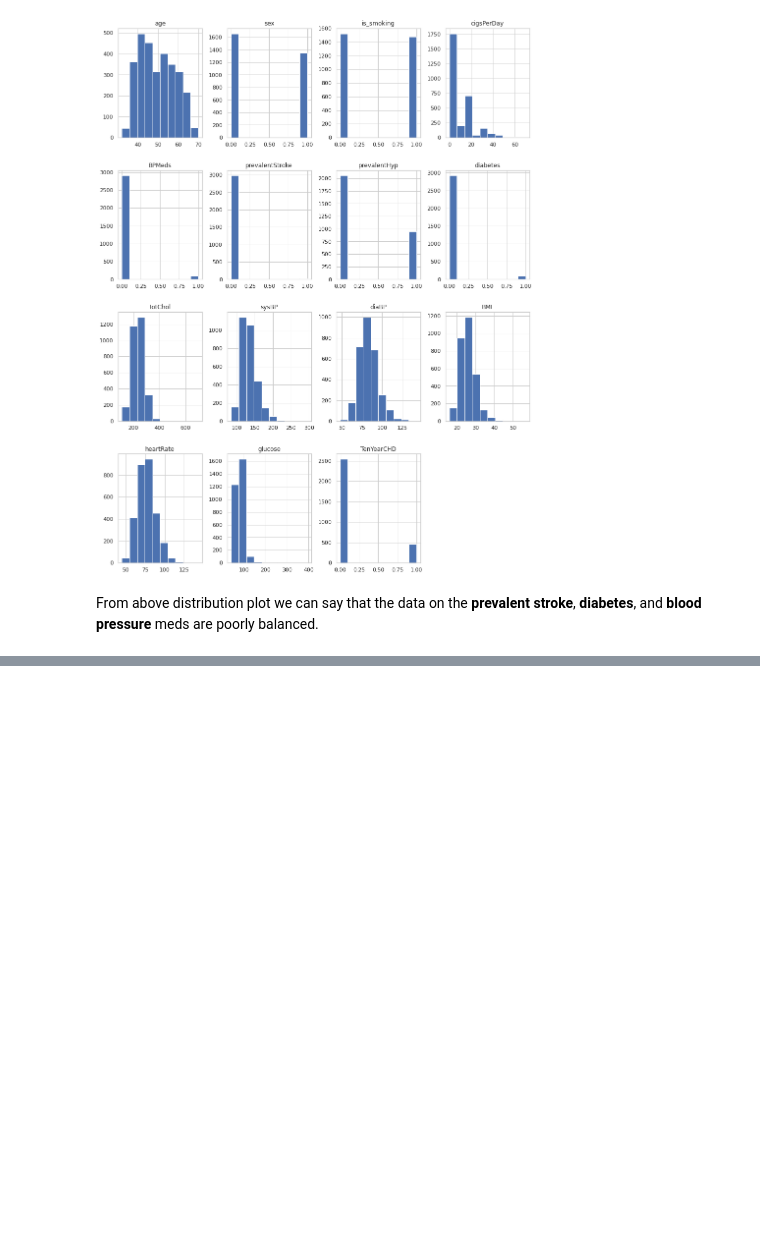
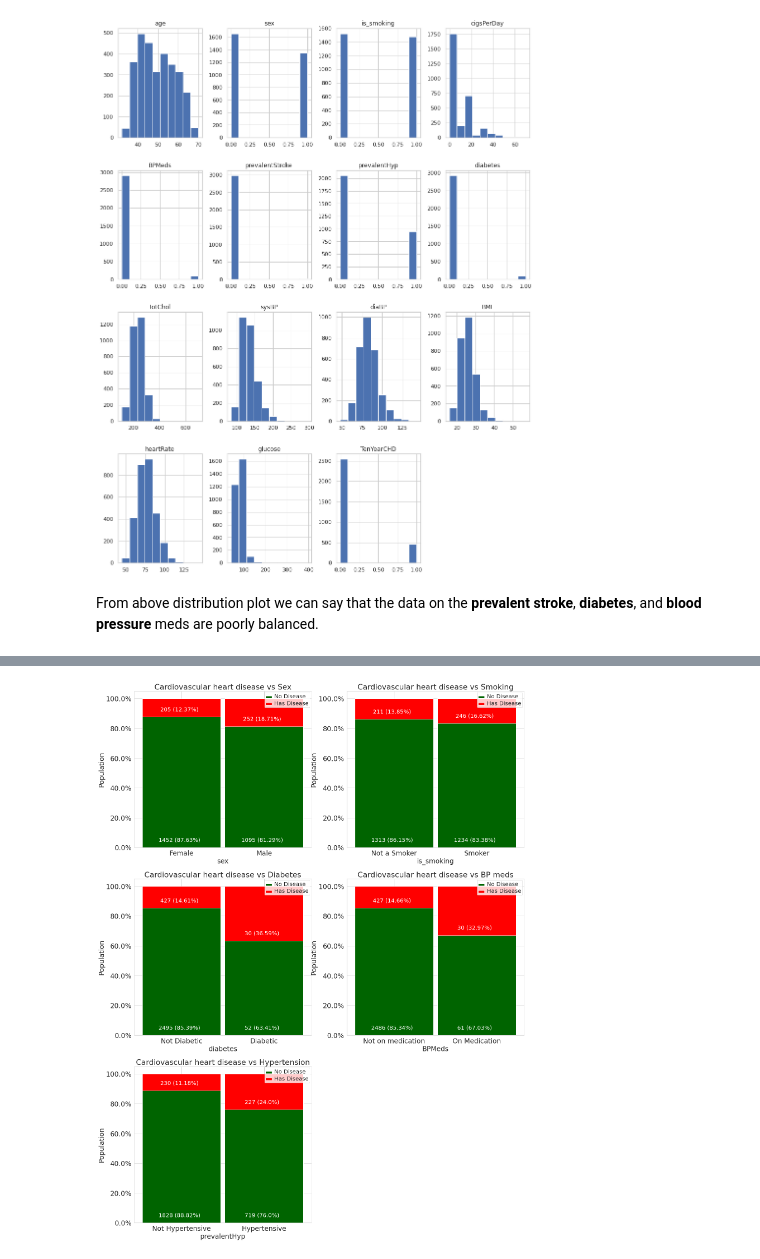
Before and after one commit to RITIK1442840127/Cardiovascular-Risk-Prediction-, a Jupyter notebook: Capstone_Project_3_Cardiovascular_Risk_Prediction_Ritik_Tiwari.ipynb, the cells around one changed output, grey strips where cells are left out. Cells and saved outputs as stored; diff of their text form; code cells hidden in the pictures; blank space fills up the shorter version.

```diff
--- a/Capstone_Project_3_Cardiovascular_Risk_Prediction_Ritik_Tiwari.ipynb
+++ b/Capstone_Project_3_Cardiovascular_Risk_Prediction_Ritik_Tiwari.ipynb
@@ -334,0 +429,38 @@ From above distribution plot we can say that the data on the **prevalent stroke*
+# %%
+# Visualzing each category with respect to target variable
+fig = plt.gcf()
+fig.set_size_inches(25, 35)
+grid_rows = 3
+grid_cols = 2
+
+#Plot sex vs disease outcome
+plt.subplot(grid_rows, grid_cols, 1)
+temp = df[['sex','TenYearCHD']].groupby(['sex','TenYearCHD']).size().unstack('TenYearCHD')
+temp.rename(index={0:'Female', 1:'Male'}, columns={0:'No Disease', 1:'Has Disease'}, inplace = True)
+stacked_barchart(temp, title = 'Cardiovascular heart disease vs Sex', ylabel = 'Population')
+
+#Plot smoking satus vs disease outcome
+plt.subplot(grid_rows, grid_cols, 2)
+temp = df[['is_smoking','TenYearCHD']].groupby(['is_smoking','TenYearCHD']).size().unstack('TenYearCHD')
+temp.rename(index={0:'Not a Smoker', 1:'Smoker'}, columns={0:'No Disease', 1:'Has Disease'}, inplace = True)
+stacked_barchart(temp, title = 'Cardiovascular heart disease vs Smoking', ylabel = 'Population')
+
+#Plot diabetes vs disease outcome
+plt.subplot(grid_rows, grid_cols, 3)
+temp = df[['diabetes','TenYearCHD']].groupby(['diabetes','TenYearCHD']).size().unstack('TenYearCHD')
+temp.rename(index={0:'Not Diabetic', 1:'Diabetic'}, columns={0:'No Disease', 1:'Has Disease'}, inplace = True)
+stacked_barchart(temp, title = 'Cardiovascular heart disease vs Diabetes', ylabel = 'Population')
+
+#Plot BP meds vs disease outcome
+plt.subplot(grid_rows, grid_cols, 4)
+temp = df[['BPMeds','TenYearCHD']].groupby(['BPMeds','TenYearCHD']).size().unstack('TenYearCHD')
+temp.rename(index={0:'Not on medication', 1:'On Medication'}, columns={0:'No Disease', 1:'Has Disease'}, inplace = True)
+stacked_barchart(temp, title = 'Cardiovascular heart disease vs BP meds', ylabel = 'Population')
+
+#Plot Hypertension vs disease outcome
+plt.subplot(grid_rows, grid_cols, 5)
+temp = df[['prevalentHyp','TenYearCHD']].groupby(['prevalentHyp','TenYearCHD']).size().unstack('TenYearCHD')
+temp.rename(index={0:'Not Hypertensive', 1:'Hypertensive'}, columns={0:'No Disease', 1:'Has Disease'}, inplace = True)
+stacked_barchart(temp, title = 'Cardiovascular heart disease vs Hypertension', ylabel = 'Population')
+# %% [output]
+[figure, added]
```
Also changed, not shown: parts of 17 cells of this notebook.
